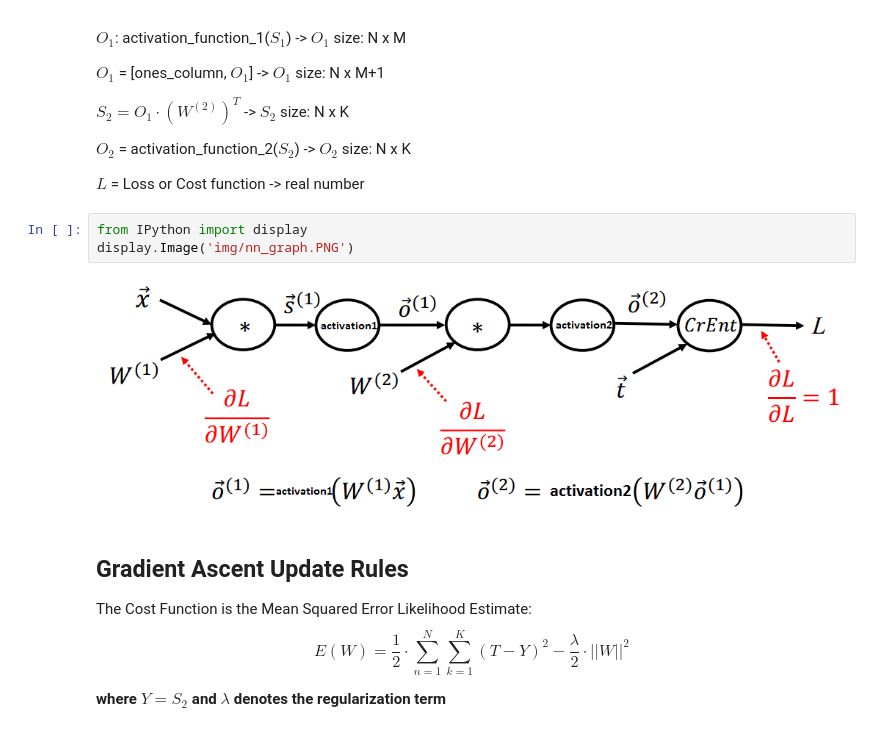
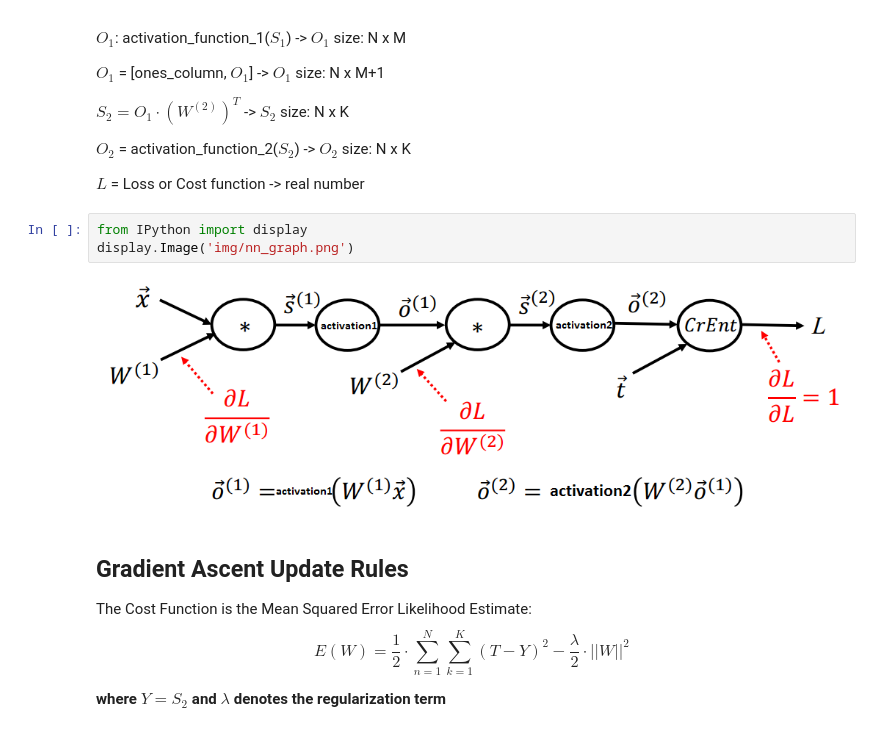
Before and after one commit to chriskormaris/NeuralNetworksInNumPy, a Jupyter notebook: weights_update_rules.ipynb, the cells around one changed output. Drawn from its saved outputs; the diff is of its cells as text.

```diff
--- a/weights_update_rules.ipynb
+++ b/weights_update_rules.ipynb
@@ -22,9 +22,9 @@ $O_2$ = activation_function_2($S_2$) -> $O_2$ size: N x K
 $L$ = Loss or Cost function -> real number
 # %%
 from IPython import display
-display.Image('img/nn_graph.PNG')
+display.Image('img/nn_graph.png')
 # %% [output]
-[figure, old version]
+[figure, new version]
 # %% [markdown]
 ## Gradient Ascent Update Rules
 
```
Also changed, not shown: 5 other files.
